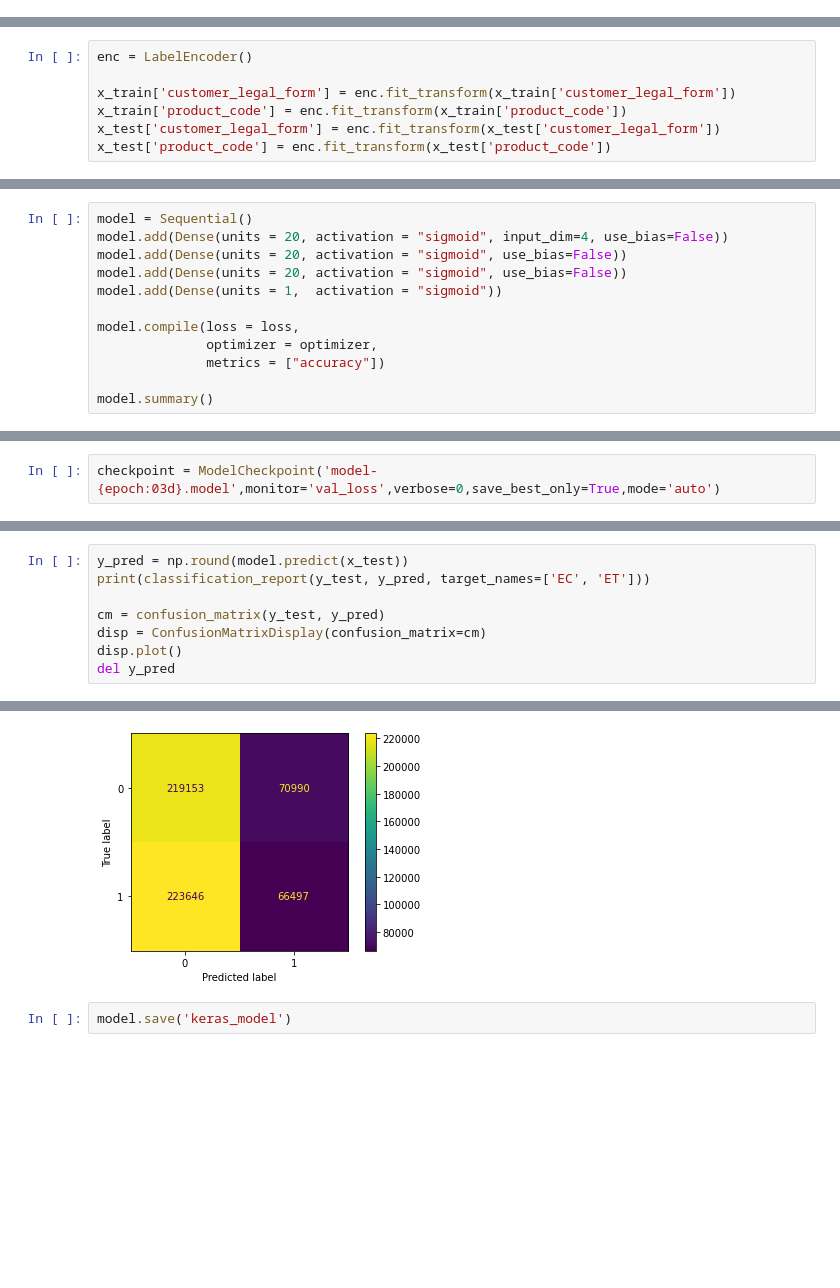
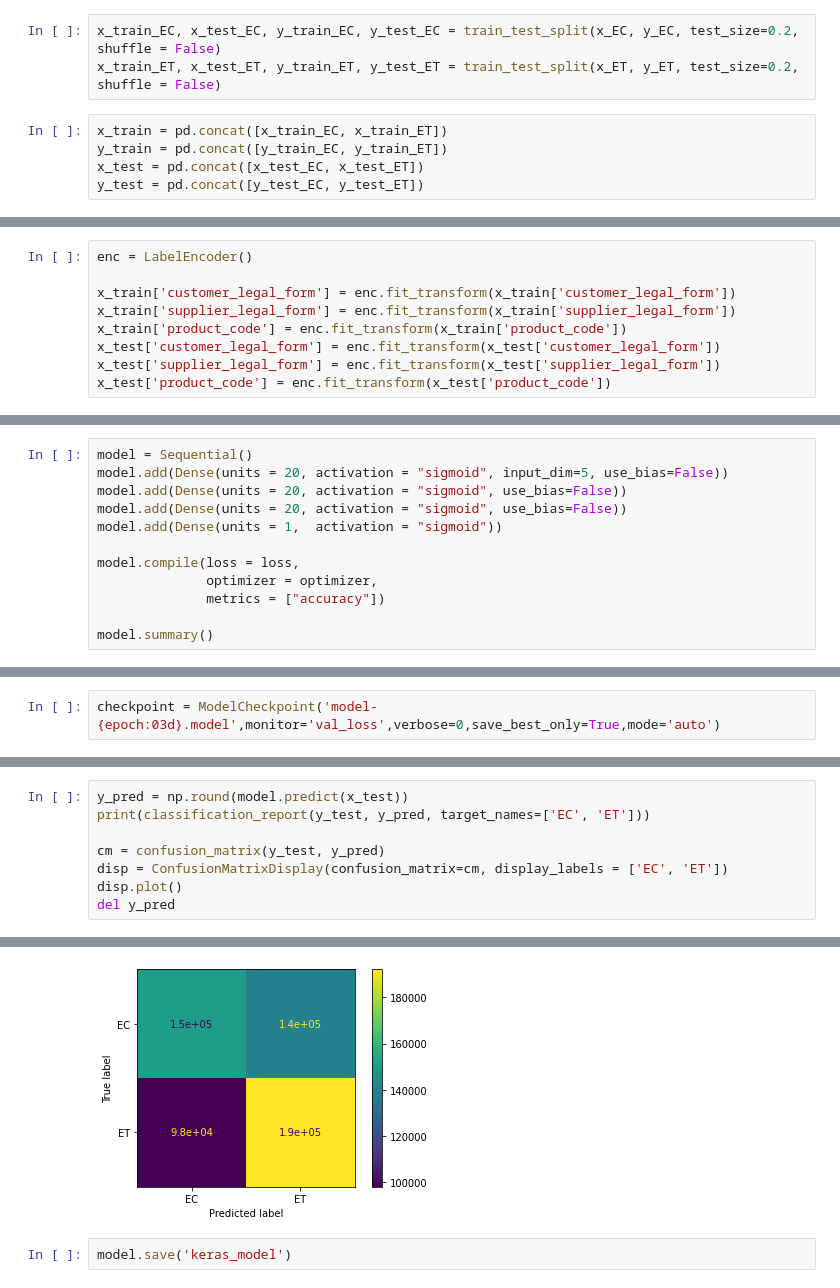
Before and after one commit to danil99152/prediction-of-government-tenders, a Jupyter notebook: forecasting_future_contract_stage.ipynb, the cells around one changed output, grey strips where cells are left out. Saved outputs shown, nothing was run; the diff lists cells and outputs as text; blank space fills up the shorter version.

```diff
--- a/forecasting_future_contract_stage.ipynb
+++ b/forecasting_future_contract_stage.ipynb
@@ -751,0 +765,8 @@ pd.DataFrame(cross_valid_scores, index=['cross_valid_score']).T
+# %%
+x_train_EC, x_test_EC, y_train_EC, y_test_EC = train_test_split(x_EC, y_EC, test_size=0.2, shuffle = False)
+x_train_ET, x_test_ET, y_train_ET, y_test_ET = train_test_split(x_ET, y_ET, test_size=0.2, shuffle = False)
+# %%
+x_train = pd.concat([x_train_EC, x_train_ET])
+y_train = pd.concat([y_train_EC, y_train_ET])
+x_test = pd.concat([x_test_EC, x_test_ET])
+y_test = pd.concat([y_test_EC, y_test_ET])
@@ -755,8 +880,10 @@ pd.DataFrame(cross_valid_scores, index=['cross_valid_score']).T
 enc = LabelEncoder()
 
 x_train['customer_legal_form'] = enc.fit_transform(x_train['customer_legal_form'])
+x_train['supplier_legal_form'] = enc.fit_transform(x_train['supplier_legal_form'])
 x_train['product_code'] = enc.fit_transform(x_train['product_code'])
 x_test['customer_legal_form'] = enc.fit_transform(x_test['customer_legal_form'])
+x_test['supplier_legal_form'] = enc.fit_transform(x_test['supplier_legal_form'])
 x_test['product_code'] = enc.fit_transform(x_test['product_code'])
 # %%
 x_train = x_train.to_numpy()
@@ -826,7 +984,7 @@ loss = "binary_crossentropy"
 optimizer = optimizers.Adam(lr = learning_rate)
 # %%
 model = Sequential()
-model.add(Dense(units = 20, activation = "sigmoid", input_dim=4, use_bias=False))
+model.add(Dense(units = 20, activation = "sigmoid", input_dim=5, use_bias=False))
 model.add(Dense(units = 20, activation = "sigmoid", use_bias=False))
 model.add(Dense(units = 20, activation = "sigmoid", use_bias=False))
 model.add(Dense(units = 1,  activation = "sigmoid"))
@@ -889,7 +1047,7 @@ y_pred = np.round(model.predict(x_test))
 print(classification_report(y_test, y_pred, target_names=['EC', 'ET']))
 
 cm = confusion_matrix(y_test, y_pred)
-disp = ConfusionMatrixDisplay(confusion_matrix=cm)
+disp = ConfusionMatrixDisplay(confusion_matrix=cm, display_labels = ['EC', 'ET'])
 disp.plot()
 del y_pred
 # %% [output]
@@ -904,4 +1062,4 @@ weighted avg       0.49      0.49      0.45    580286
-[figure, old version]
+[figure, new version]
 # %%
 model.save('keras_model')
 # %% [output]
```
Also changed, not shown: parts of 28 cells of this notebook.
